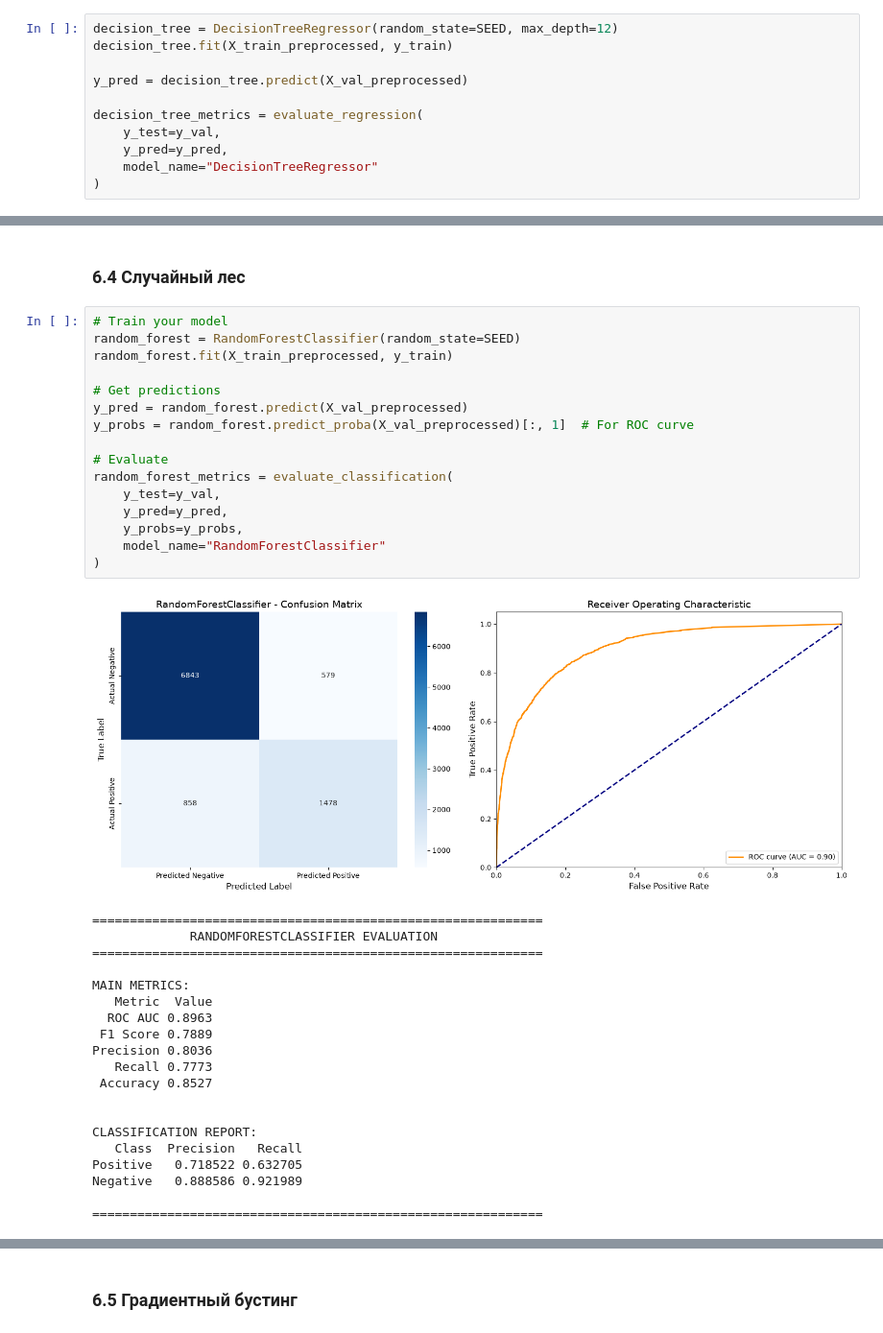
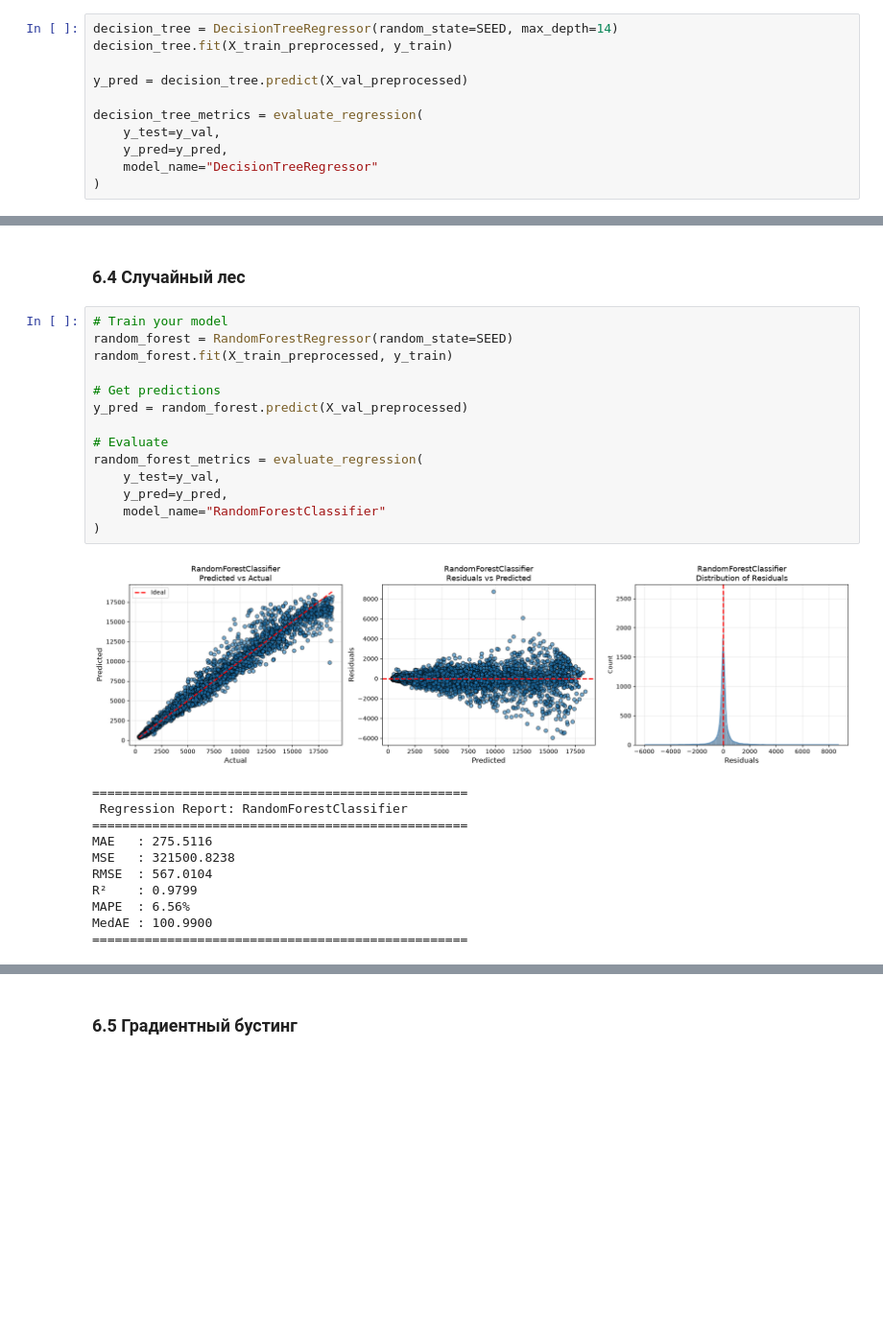
Before and after one commit to TimofeyTsvirko/regression-task, a Jupyter notebook: baseline.ipynb, the cells around one changed output, grey strips where cells are left out. Shown at 96% size. Cells and saved outputs as stored; diff of their text form; blank space fills up the shorter version.

```diff
--- a/baseline.ipynb
+++ b/baseline.ipynb
@@ -216,7 +216,7 @@ plot_feature_importance(lin_reg, feature_names)
 # %% [markdown]
 ### 6.3 Дерево решений
 # %%
-decision_tree = DecisionTreeRegressor(random_state=SEED, max_depth=12)
+decision_tree = DecisionTreeRegressor(random_state=SEED, max_depth=14)
 decision_tree.fit(X_train_preprocessed, y_train)
 
 y_pred = decision_tree.predict(X_val_preprocessed)
@@ -270,38 +264,27 @@ visualize_decision_tree(decision_tree, feature_names, class_names=['0', '1'])
 ### 6.4 Случайный лес
 # %%
 # Train your model
-random_forest = RandomForestClassifier(random_state=SEED)
+random_forest = RandomForestRegressor(random_state=SEED)
 random_forest.fit(X_train_preprocessed, y_train)
 
 # Get predictions
 y_pred = random_forest.predict(X_val_preprocessed)
-y_probs = random_forest.predict_proba(X_val_preprocessed)[:, 1]  # For ROC curve
 
 # Evaluate
-random_forest_metrics = evaluate_classification(
+random_forest_metrics = evaluate_regression(
     y_test=y_val,
     y_pred=y_pred,
-    y_probs=y_probs,
     model_name="RandomForestClassifier"
 )
 # %% [output]
-[figure, old version]
+[figure, new version]
-============================================================
-             RANDOMFORESTCLASSIFIER EVALUATION
-============================================================
-
-MAIN METRICS:
-   Metric  Value
-  ROC AUC 0.8963
- F1 Score 0.7889
-Precision 0.8036
-   Recall 0.7773
- Accuracy 0.8527
-
-
-CLASSIFICATION REPORT:
-   Class  Precision   Recall
-Positive   0.718522 0.632705
-Negative   0.888586 0.921989
-
-============================================================
+==================================================
+ Regression Report: RandomForestClassifier
+==================================================
+MAE   : 275.5116
+MSE   : 321500.8238
+RMSE  : 567.0104
+R²    : 0.9799
+MAPE  : 6.56%
+MedAE : 100.9900
+==================================================
```
Also changed, not shown: parts of 21 cells of this notebook, 1 other file.
